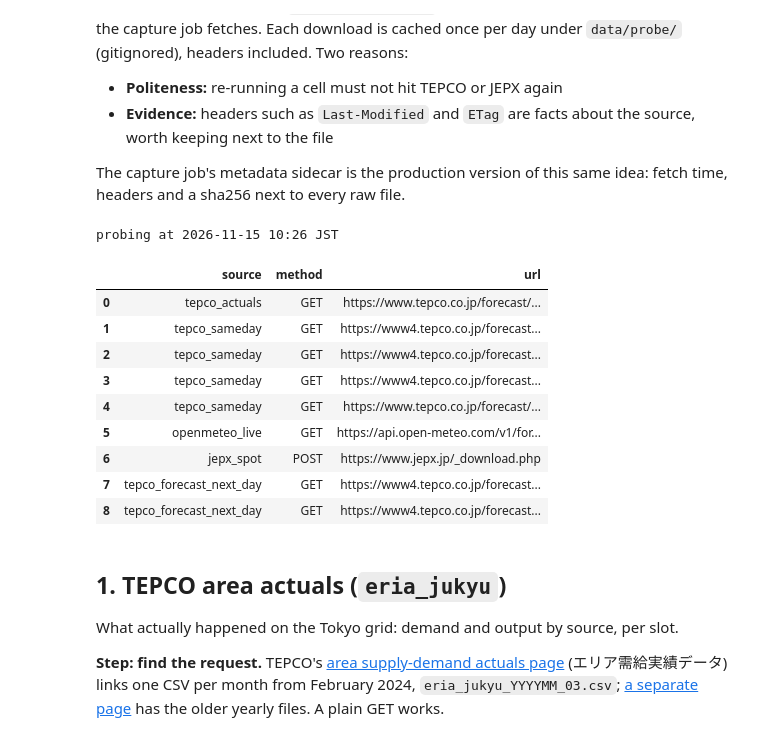
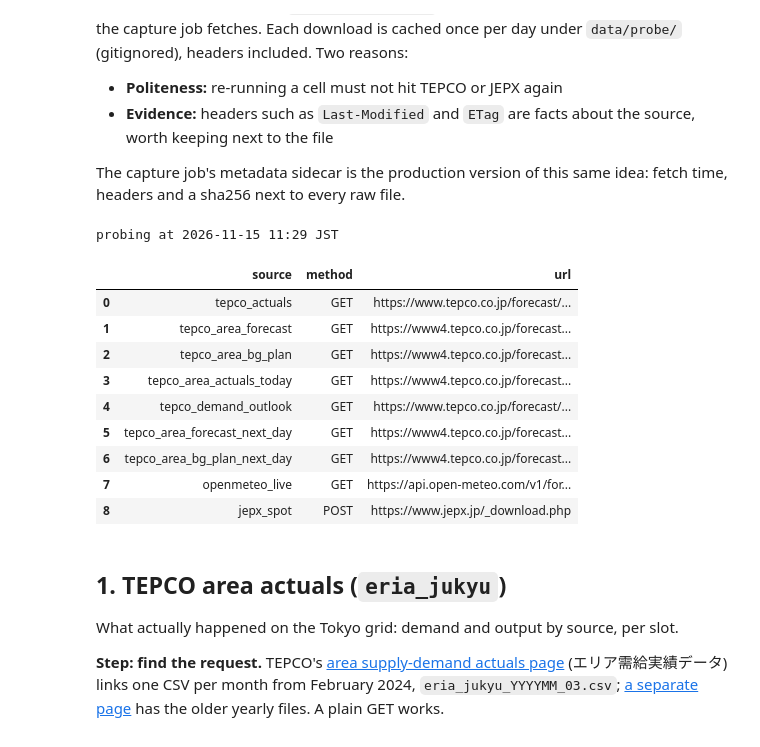
Before and after one commit to iahsanujunda/jtf, a Jupyter notebook: notebooks/00_source_probe.ipynb, the cells around one changed output. Saved outputs shown, nothing was run; the diff lists cells and outputs as text; code cells hidden in the pictures.

```diff
--- a/notebooks/00_source_probe.ipynb
+++ b/notebooks/00_source_probe.ipynb
@@ -52,7 +52,7 @@ import httpx
 import pandas as pd
 
 from jtf.ingest.fetch import USER_AGENT
-from jtf.ingest.sources import JST, WEATHER_MODELS, WEATHER_POINTS, FetchItem, items_for_group
+from jtf.ingest.sources import JST, SOURCES, WEATHER_MODELS, WEATHER_POINTS, FetchItem
 
 now_jst = datetime.now(JST)
 CACHE = Path("../data/probe") / f"{now_jst:%Y-%m-%d}"
@@ -60,43 +60,43 @@ CACHE.mkdir(parents=True, exist_ok=True)
 client = httpx.Client(timeout=30, follow_redirects=True, headers={"User-Agent": USER_AGENT})
 
 
 def get(item: FetchItem) -> tuple[bytes, dict]:
     """Download once per day and keep the headers; later calls read the cached copy."""
     body_path = CACHE / f"{item.source}__{item.filename}"
     head_path = body_path.parent / (body_path.name + ".headers.json")
     if not body_path.exists():
         r = client.request(
             item.method,
             item.url,
             params=item.params or None,
             data=item.form or None,
             headers=item.headers or None,
         )
         r.raise_for_status()
         body_path.write_bytes(r.content)
         head = {k.lower(): v for k, v in r.headers.items() if k.lower() != "set-cookie"}
         head["x-fetched-at"] = datetime.now(UTC).isoformat()
         head_path.write_text(json.dumps(head))
     return body_path.read_bytes(), json.loads(head_path.read_text())
 
 
-items = {i.filename: i for g in ("morning", "jepx", "evening") for i in items_for_group(g, now_jst)}
+items = {i.filename: i for source in SOURCES.values() for i in source.items(now_jst)}
 print(f"probing at {now_jst:%Y-%m-%d %H:%M} JST")
 pd.DataFrame(
     [(i.source, i.method, i.url) for i in items.values()], columns=["source", "method", "url"]
 )
 # %% [output]
-probing at 2026-11-15 10:26 JST
+probing at 2026-11-15 11:29 JST
 |  | source | method | url |
 | 0 | tepco_actuals | GET | https://www.tepco.co.jp/forecast/... |
-| 1 | tepco_sameday | GET | https://www4.tepco.co.jp/forecast... |
-| 2 | tepco_sameday | GET | https://www4.tepco.co.jp/forecast... |
-| 3 | tepco_sameday | GET | https://www4.tepco.co.jp/forecast... |
-| 4 | tepco_sameday | GET | https://www.tepco.co.jp/forecast/... |
-| 5 | openmeteo_live | GET | https://api.open-meteo.com/v1/for... |
-| 6 | jepx_spot | POST | https://www.jepx.jp/_download.php |
-| 7 | tepco_forecast_next_day | GET | https://www4.tepco.co.jp/forecast... |
-| 8 | tepco_forecast_next_day | GET | https://www4.tepco.co.jp/forecast... |
+| 1 | tepco_area_forecast | GET | https://www4.tepco.co.jp/forecast... |
+| 2 | tepco_area_bg_plan | GET | https://www4.tepco.co.jp/forecast... |
+| 3 | tepco_area_actuals_today | GET | https://www4.tepco.co.jp/forecast... |
+| 4 | tepco_demand_outlook | GET | https://www.tepco.co.jp/forecast/... |
+| 5 | tepco_area_forecast_next_day | GET | https://www4.tepco.co.jp/forecast... |
+| 6 | tepco_area_bg_plan_next_day | GET | https://www4.tepco.co.jp/forecast... |
+| 7 | openmeteo_live | GET | https://api.open-meteo.com/v1/for... |
+| 8 | jepx_spot | POST | https://www.jepx.jp/_download.php |
 # %% [markdown]
 ## 1. TEPCO area actuals (`eria_jukyu`)
 
```
Also changed, not shown: parts of 4 cells of this notebook, 11 other files.
